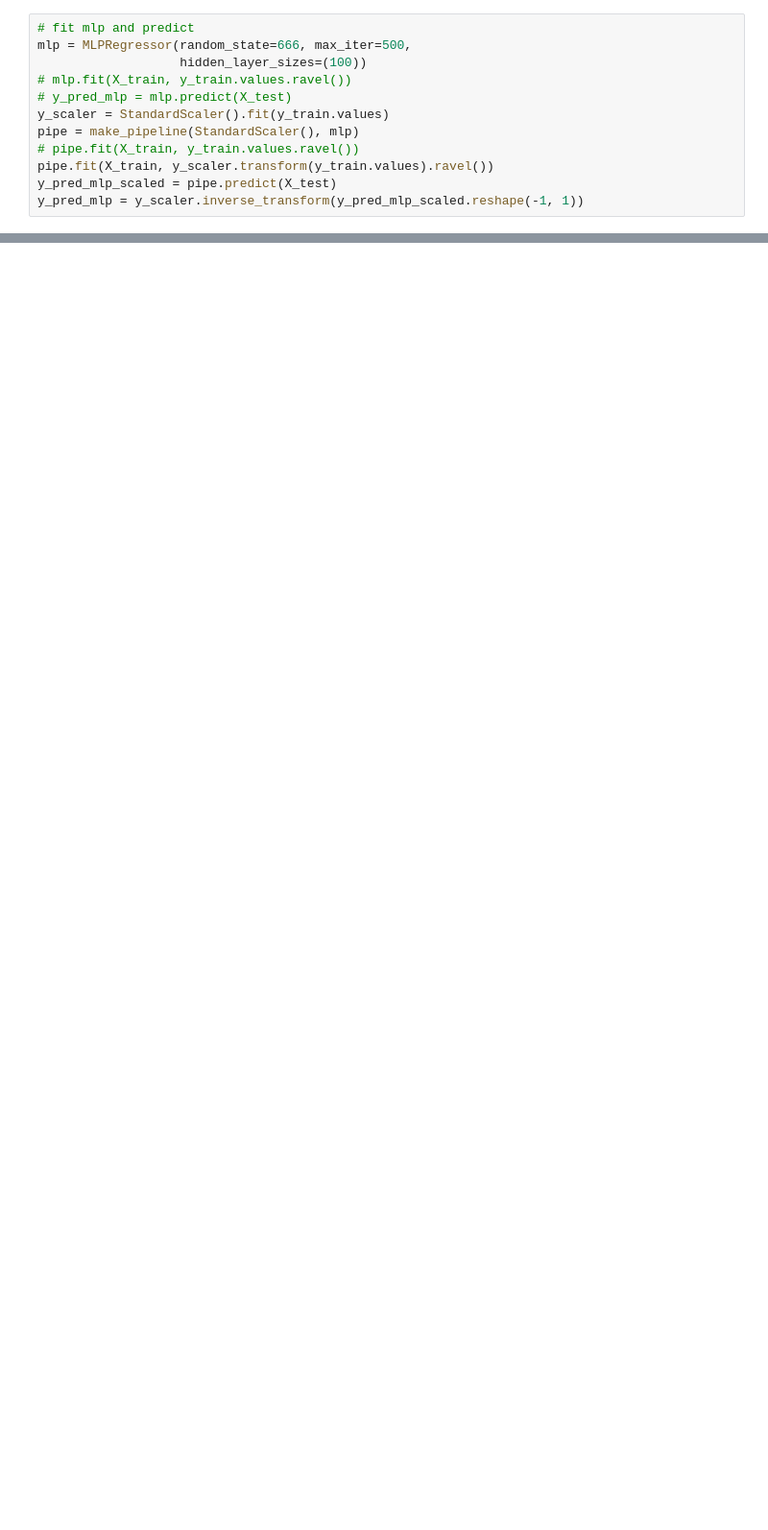
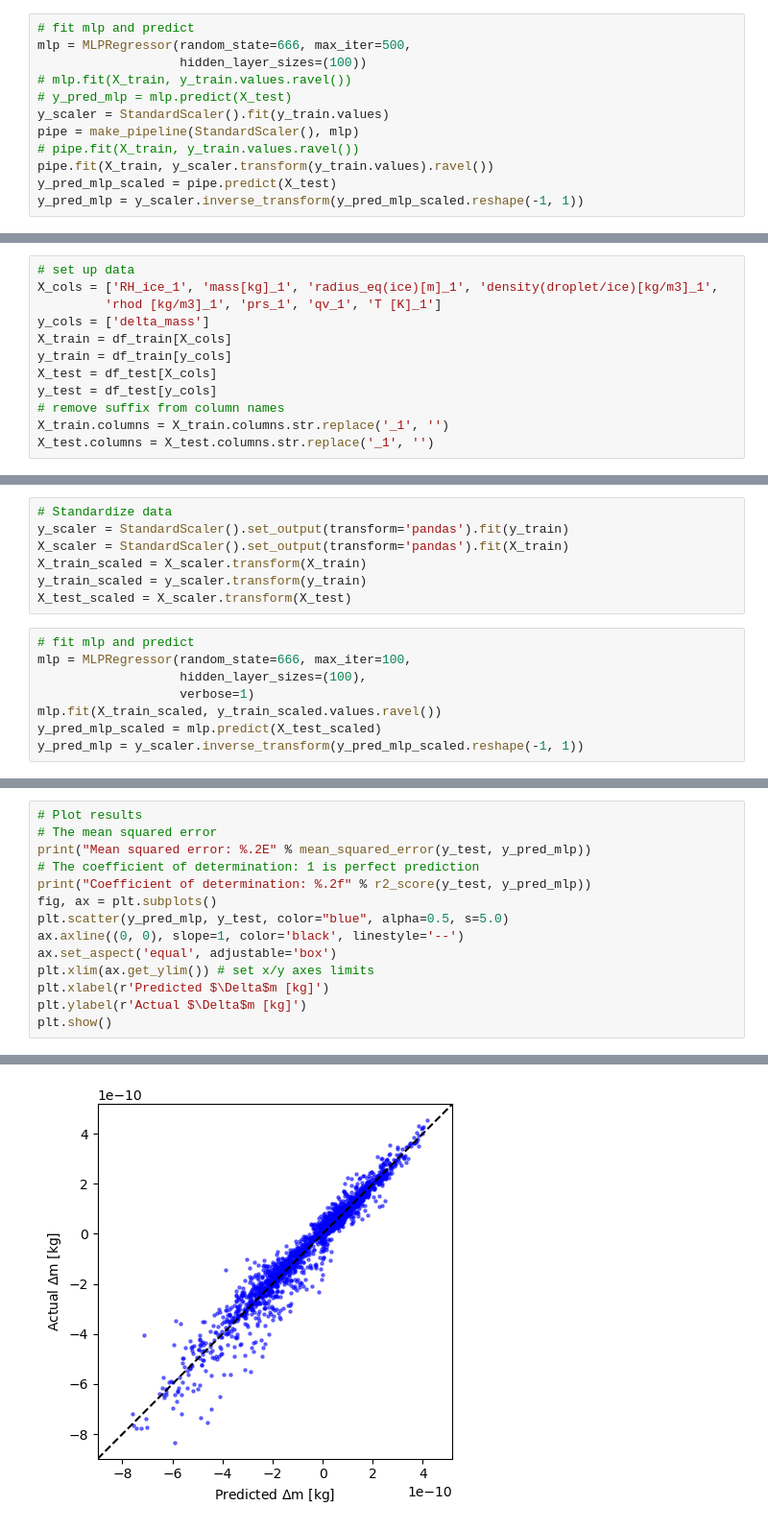
Before and after one commit to josephko91/ice-mp-su24, a Jupyter notebook: ml_examples/next_step_prediction.ipynb, the cells around one changed output, grey strips where cells are left out. Shown at 96% size. Drawn from its saved outputs; the diff is of its cells as text; blank space fills up the shorter version.

```diff
--- a/ml_examples/next_step_prediction.ipynb
+++ b/ml_examples/next_step_prediction.ipynb
@@ -367,0 +190,12 @@ Coefficient of determination: 1.00
+# %%
+# set up data
+X_cols = ['RH_ice_1', 'mass[kg]_1', 'radius_eq(ice)[m]_1', 'density(droplet/ice)[kg/m3]_1',
+         'rhod [kg/m3]_1', 'prs_1', 'qv_1', 'T [K]_1']
+y_cols = ['delta_mass']
+X_train = df_train[X_cols]
+y_train = df_train[y_cols]
+X_test = df_test[X_cols]
+y_test = df_test[y_cols]
+# remove suffix from column names
+X_train.columns = X_train.columns.str.replace('_1', '')
+X_test.columns = X_test.columns.str.replace('_1', '')
@@ -367,0 +204,15 @@ Coefficient of determination: 1.00
+# %%
+# Standardize data
+y_scaler = StandardScaler().set_output(transform='pandas').fit(y_train)
+X_scaler = StandardScaler().set_output(transform='pandas').fit(X_train)
+X_train_scaled = X_scaler.transform(X_train)
+y_train_scaled = y_scaler.transform(y_train)
+X_test_scaled = X_scaler.transform(X_test)
+# %%
+# fit mlp and predict
+mlp = MLPRegressor(random_state=666, max_iter=100,
+                   hidden_layer_sizes=(100),
+                   verbose=1)
+mlp.fit(X_train_scaled, y_train_scaled.values.ravel())
+y_pred_mlp_scaled = mlp.predict(X_test_scaled)
+y_pred_mlp = y_scaler.inverse_transform(y_pred_mlp_scaled.reshape(-1, 1))
@@ -367,0 +237,15 @@ Coefficient of determination: 1.00
+# %%
+# Plot results
+# The mean squared error
+print("Mean squared error: %.2E" % mean_squared_error(y_test, y_pred_mlp))
+# The coefficient of determination: 1 is perfect prediction
+print("Coefficient of determination: %.2f" % r2_score(y_test, y_pred_mlp))
+fig, ax = plt.subplots()
+plt.scatter(y_pred_mlp, y_test, color="blue", alpha=0.5, s=5.0)
+ax.axline((0, 0), slope=1, color='black', linestyle='--')
+ax.set_aspect('equal', adjustable='box')
+plt.xlim(ax.get_ylim()) # set x/y axes limits
+plt.xlabel(r'Predicted $\Delta$m [kg]')
+plt.ylabel(r'Actual $\Delta$m [kg]')
+plt.show()
+# %% [output]
@@ -367,0 +254 @@ Coefficient of determination: 1.00
+[figure, added]
```
Also changed, not shown: parts of 40 cells of this notebook.
